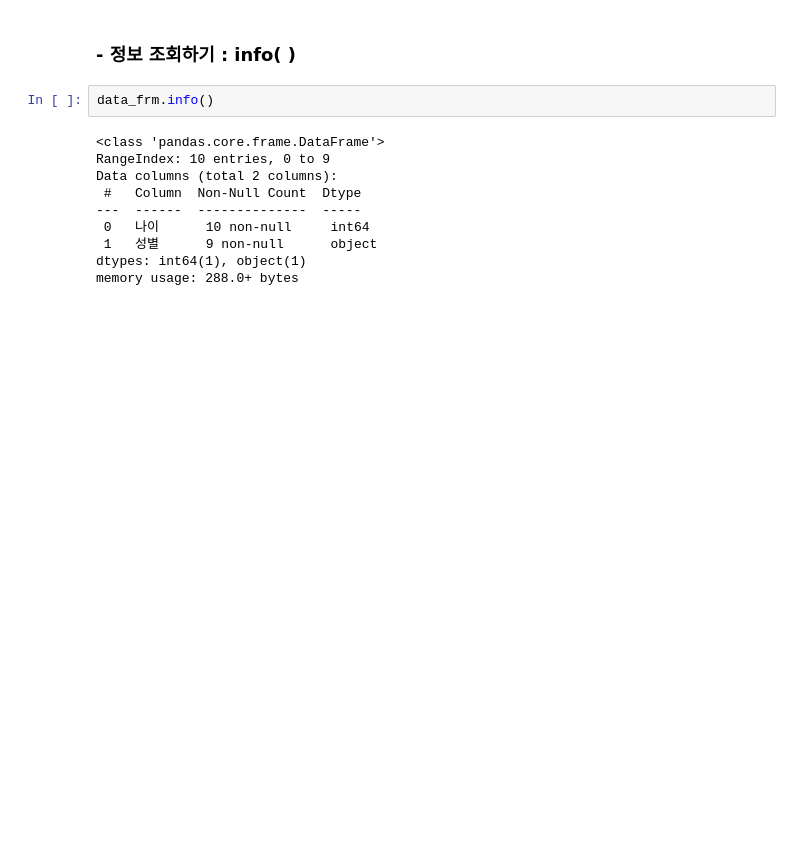
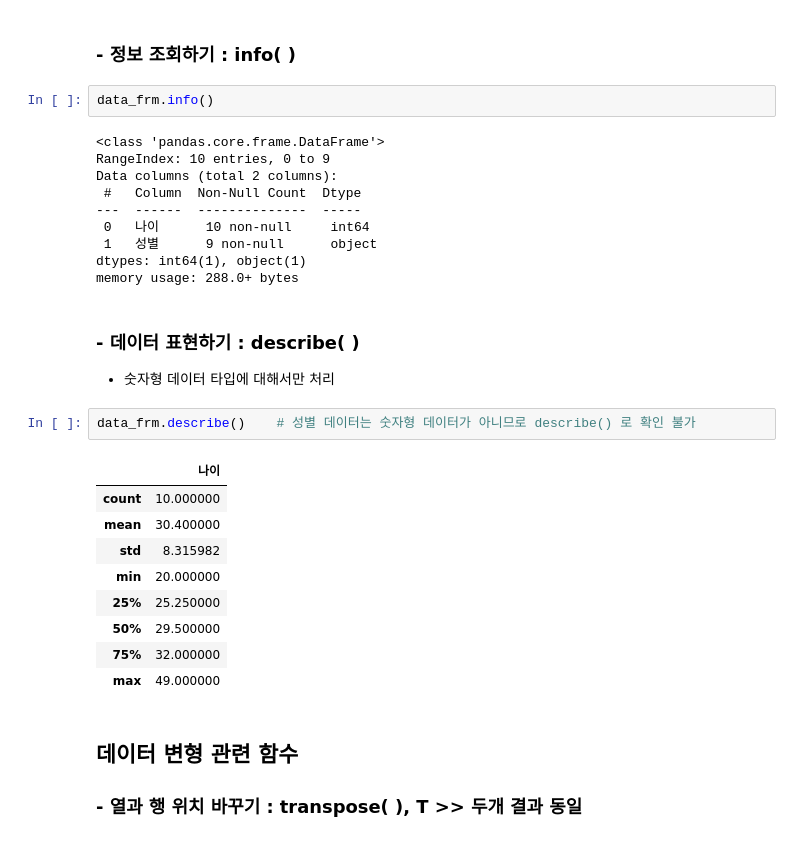
Before and after one commit to eseulLee/python, a Jupyter notebook: study_part02_02.ipynb, the cells around one changed output. Drawn from its saved outputs; the diff is of its cells as text; blank space fills up the shorter version.

```diff
--- a/study_part02_02.ipynb
+++ b/study_part02_02.ipynb
@@ -666,3 +666,22 @@ Data columns (total 2 columns):
  1   성별      9 non-null      object
 dtypes: int64(1), object(1)
 memory usage: 288.0+ bytes
+# %% [markdown]
+### - 데이터 표현하기 : describe( )
+- 숫자형 데이터 타입에 대해서만 처리
+# %%
+data_frm.describe()    # 성별 데이터는 숫자형 데이터가 아니므로 describe() 로 확인 불가
+# %% [output]
+|  | 나이 |
+| count | 10.000000 |
+| mean | 30.400000 |
+| std | 8.315982 |
+| min | 20.000000 |
+| 25% | 25.250000 |
+| 50% | 29.500000 |
+| 75% | 32.000000 |
+| max | 49.000000 |
+# %% [markdown]
+## 데이터 변형 관련 함수
+
+### - 열과 행 위치 바꾸기 : transpose( ), T   >> 두개 결과 동일
```
Also changed, not shown: parts of 19 cells of this notebook.
